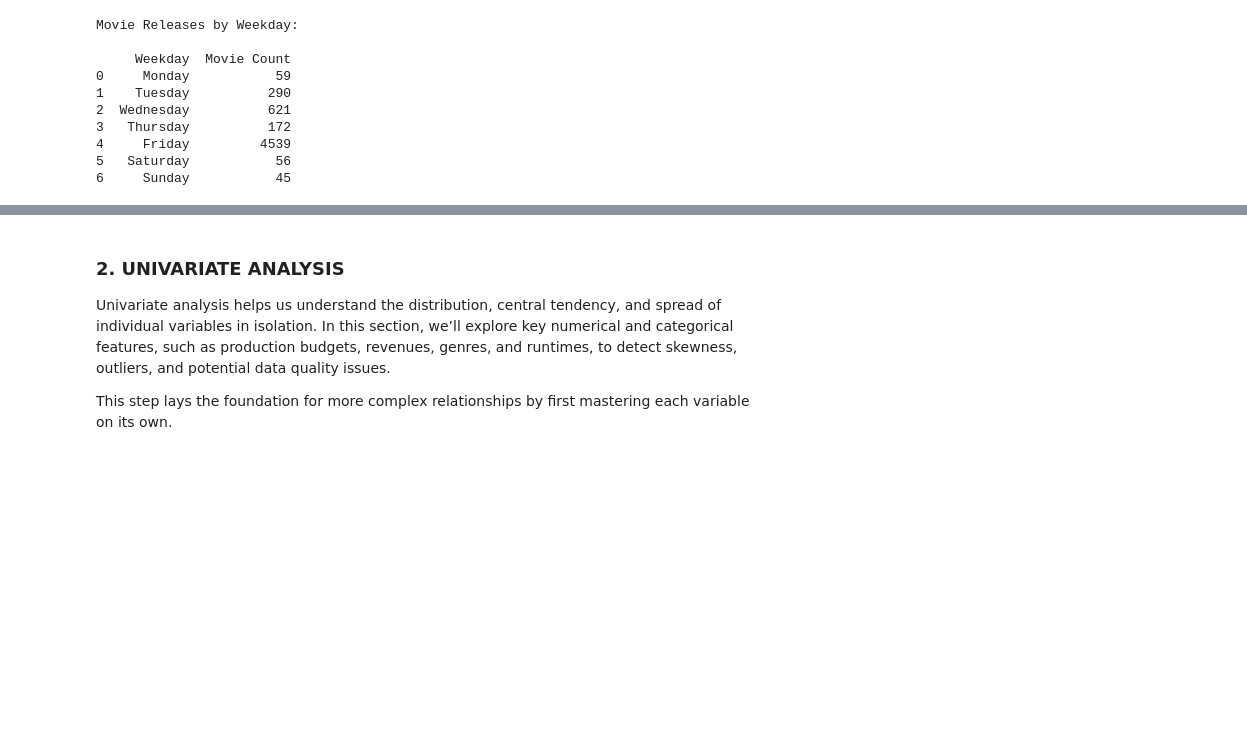
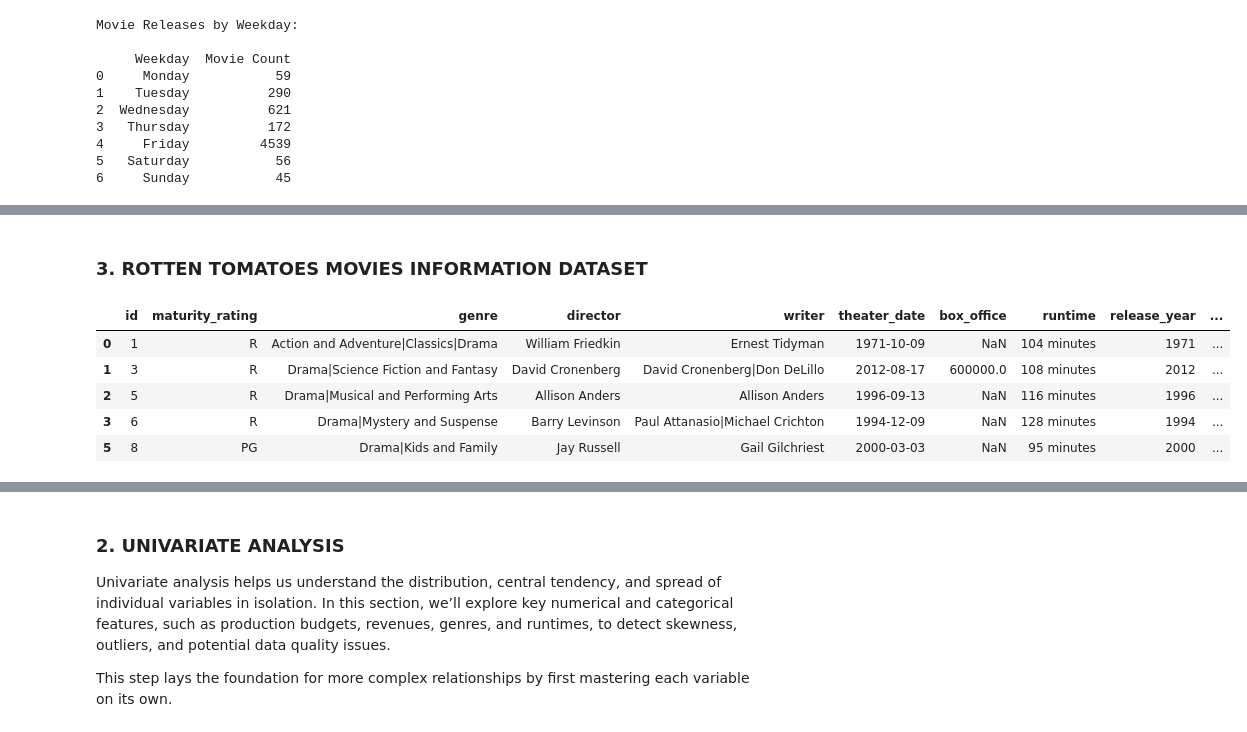
Before and after one commit to Vain-Guy/Data-s-Cut, a Jupyter notebook: notebooks/exploratory.ipynb, the cells around one changed output, grey strips where cells are left out. Saved outputs shown, nothing was run; the diff lists cells and outputs as text; code cells hidden in the pictures; blank space fills up the shorter version.

Commit message:
Time series DONE 2

```diff
--- a/notebooks/exploratory.ipynb
+++ b/notebooks/exploratory.ipynb
@@ -1406,0 +1485,22 @@ Movie Releases by Weekday:
+# %% [markdown]
+### 3. ROTTEN TOMATOES MOVIES INFORMATION DATASET
+# %%
+# Convert and extract only valid dates for time-series operations
+rt_movies_df['theater_date'] = pd.to_datetime(rt_movies_df['theater_date'], errors='coerce')
+
+# Create temporary subset for date-based analysis
+date_filtered_df = rt_movies_df[rt_movies_df['theater_date'].notna()].copy()
+
+# Extract year, month, day from valid dates only
+date_filtered_df['release_year'] = date_filtered_df['theater_date'].dt.year
+date_filtered_df['release_month'] = date_filtered_df['theater_date'].dt.month
+date_filtered_df['release_day'] = date_filtered_df['theater_date'].dt.day_name()
+
+date_filtered_df.head()
+# %% [output]
+|  | id | maturity_rating | genre | director | writer | theater_date | box_office | runtime | release_year | ... |
+| 0 | 1 | R | Action and Adventure|Classics|Drama | William Friedkin | Ernest Tidyman | 1971-10-09 | NaN | 104 minutes | 1971 | ... |
+| 1 | 3 | R | Drama|Science Fiction and Fantasy | David Cronenberg | David Cronenberg|Don DeLillo | 2012-08-17 | 600000.0 | 108 minutes | 2012 | ... |
+| 2 | 5 | R | Drama|Musical and Performing Arts | Allison Anders | Allison Anders | 1996-09-13 | NaN | 116 minutes | 1996 | ... |
+| 3 | 6 | R | Drama|Mystery and Suspense | Barry Levinson | Paul Attanasio|Michael Crichton | 1994-12-09 | NaN | 128 minutes | 1994 | ... |
+| 5 | 8 | PG | Drama|Kids and Family | Jay Russell | Gail Gilchriest | 2000-03-03 | NaN | 95 minutes | 2000 | ... |
```
Also changed, not shown: parts of 6 cells of this notebook.
